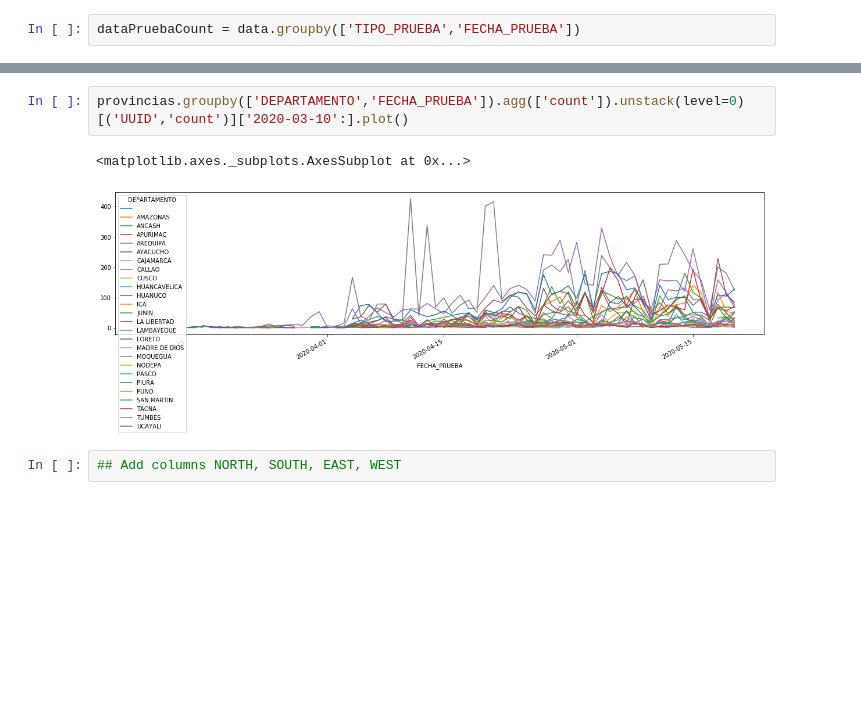
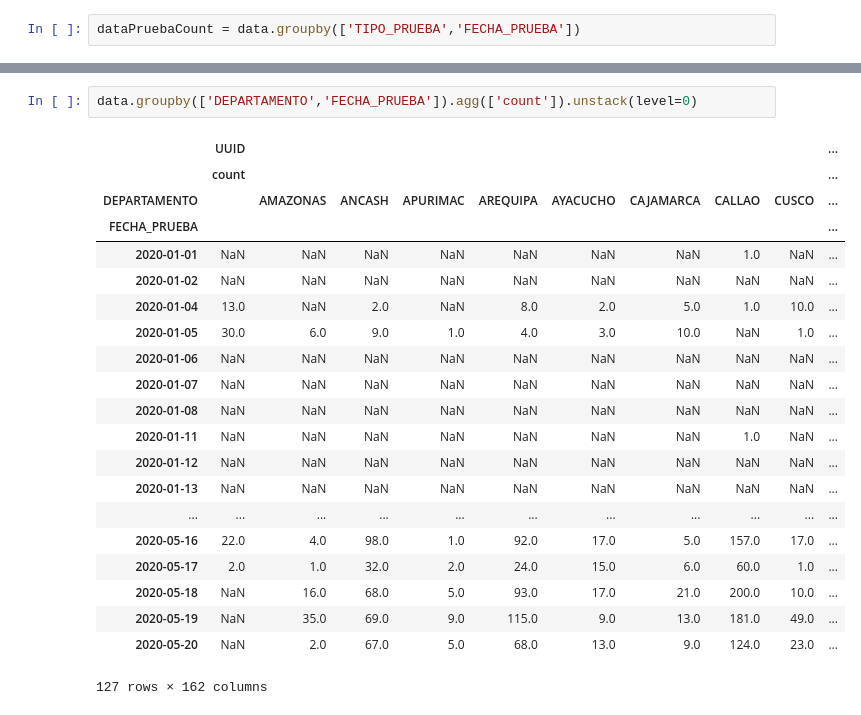
Before and after one commit to gissemari/covid19Peru, a Jupyter notebook: MINSA - PERU.ipynb, the cells around one changed output, grey strips where cells are left out. Drawn from its saved outputs; the diff is of its cells as text; blank space fills up the shorter version.

```diff
--- a/MINSA - PERU.ipynb
+++ b/MINSA - PERU.ipynb
@@ -233,7 +183,24 @@ data.groupby(['DEPARTAMENTO','FECHA_PRUEBA']).agg(['count']).unstack(level=0)[('
 # %%
-provincias.groupby(['DEPARTAMENTO','FECHA_PRUEBA']).agg(['count']).unstack(level=0)[('UUID','count')]['2020-03-10':].plot()
+data.groupby(['DEPARTAMENTO','FECHA_PRUEBA']).agg(['count']).unstack(level=0)
 # %% [output]
+|  | UUID |  |  |  |  |  |  |  |  | ... |
+|  | count |  |  |  |  |  |  |  |  | ... |
+| DEPARTAMENTO |  | AMAZONAS | ANCASH | APURIMAC | AREQUIPA | AYACUCHO | CAJAMARCA | CALLAO | CUSCO | ... |
+| FECHA_PRUEBA |  |  |  |  |  |  |  |  |  | ... |
+| 2020-01-01 | NaN | NaN | NaN | NaN | NaN | NaN | NaN | 1.0 | NaN | ... |
+| 2020-01-02 | NaN | NaN | NaN | NaN | NaN | NaN | NaN | NaN | NaN | ... |
+| 2020-01-04 | 13.0 | NaN | 2.0 | NaN | 8.0 | 2.0 | 5.0 | 1.0 | 10.0 | ... |
+| 2020-01-05 | 30.0 | 6.0 | 9.0 | 1.0 | 4.0 | 3.0 | 10.0 | NaN | 1.0 | ... |
+| 2020-01-06 | NaN | NaN | NaN | NaN | NaN | NaN | NaN | NaN | NaN | ... |
+| 2020-01-07 | NaN | NaN | NaN | NaN | NaN | NaN | NaN | NaN | NaN | ... |
+| 2020-01-08 | NaN | NaN | NaN | NaN | NaN | NaN | NaN | NaN | NaN | ... |
+| 2020-01-11 | NaN | NaN | NaN | NaN | NaN | NaN | NaN | 1.0 | NaN | ... |
+| 2020-01-12 | NaN | NaN | NaN | NaN | NaN | NaN | NaN | NaN | NaN | ... |
+| 2020-01-13 | NaN | NaN | NaN | NaN | NaN | NaN | NaN | NaN | NaN | ... |
+| ... | ... | ... | ... | ... | ... | ... | ... | ... | ... | ... |
+| 2020-05-16 | 22.0 | 4.0 | 98.0 | 1.0 | 92.0 | 17.0 | 5.0 | 157.0 | 17.0 | ... |
+| 2020-05-17 | 2.0 | 1.0 | 32.0 | 2.0 | 24.0 | 15.0 | 6.0 | 60.0 | 1.0 | ... |
+| 2020-05-18 | NaN | 16.0 | 68.0 | 5.0 | 93.0 | 17.0 | 21.0 | 200.0 | 10.0 | ... |
+| 2020-05-19 | NaN | 35.0 | 69.0 | 9.0 | 115.0 | 9.0 | 13.0 | 181.0 | 49.0 | ... |
+| 2020-05-20 | NaN | 2.0 | 67.0 | 5.0 | 68.0 | 13.0 | 9.0 | 124.0 | 23.0 | ... |
-<matplotlib.axes._subplots.AxesSubplot at 0x...>
+127 rows × 162 columns
-[figure, removed]
-# %%
-## Add columns NORTH, SOUTH, EAST, WEST
```
Also changed, not shown: parts of 37 cells of this notebook.
